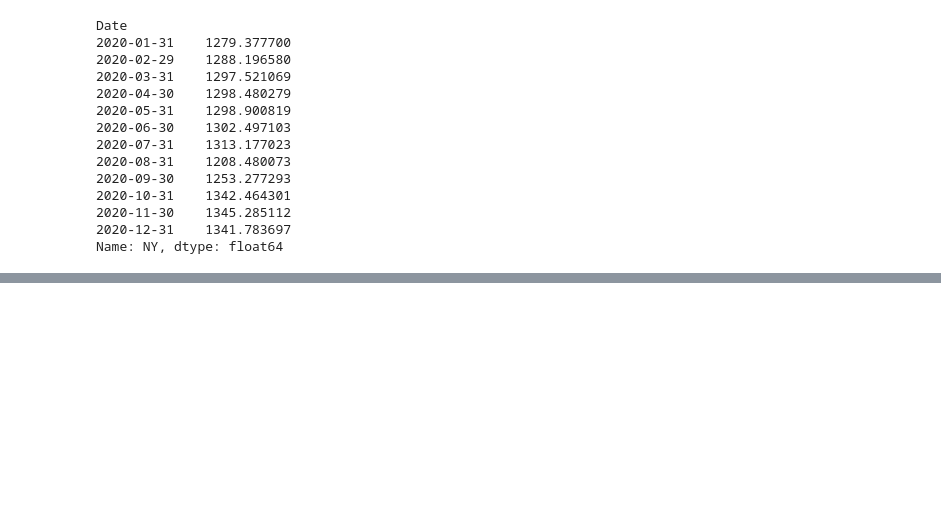
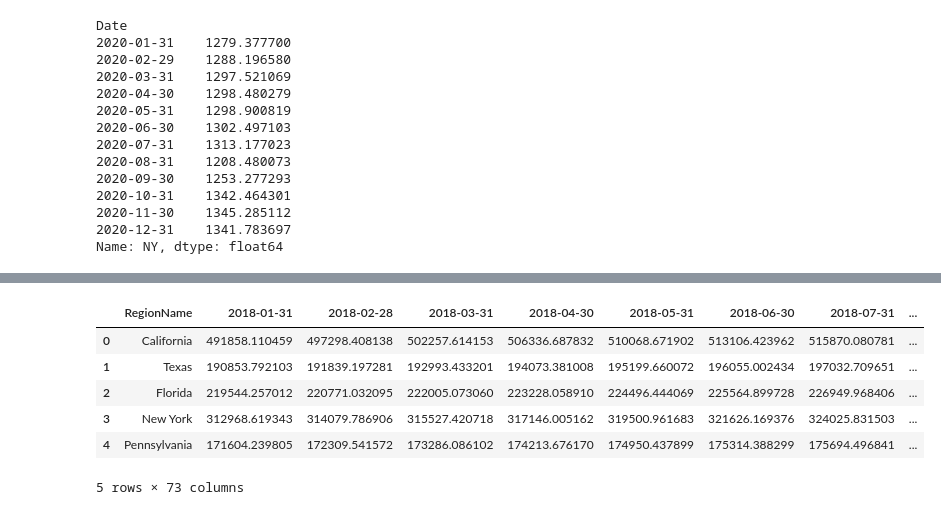
Before and after one commit to JAMayo13240/Data-Analysis-Project-3, a Jupyter notebook: Julius copy.ipynb, the cells around one changed output, grey strips where cells are left out. Drawn from its saved outputs; the diff is of its cells as text; code cells hidden in the pictures; blank space fills up the shorter version.

```diff
--- a/Julius copy.ipynb
+++ b/Julius copy.ipynb
@@ -375,0 +262,15 @@ ZORI_database.to_csv('ZORI_by_State')
+# %%
+conditions = ['2000-','2001-','2002-','2003-','2004-','2005-','2006-','2007-','2008-','2009-','2010-','2011-','2012-','2013-',
+              '2014-','2015-','2016-','2017-','RegionID','SizeRank','RegionType', 'StateName']
+to_drop = values_df.columns[values_df.columns.str.contains('|'.join(conditions))]
+ZHVI = values_df.loc[values_df["RegionName"].isin(["Texas", "California", "Florida", "Pennsylvania", "New York"])]
+ZHVI = ZHVI.drop(columns=to_drop)
+ZHVI
+# %% [output]
+|  | RegionName | 2018-01-31 | 2018-02-28 | 2018-03-31 | 2018-04-30 | 2018-05-31 | 2018-06-30 | 2018-07-31 | ... |
+| 0 | California | 491858.110459 | 497298.408138 | 502257.614153 | 506336.687832 | 510068.671902 | 513106.423962 | 515870.080781 | ... |
+| 1 | Texas | 190853.792103 | 191839.197281 | 192993.433201 | 194073.381008 | 195199.660072 | 196055.002434 | 197032.709651 | ... |
+| 2 | Florida | 219544.257012 | 220771.032095 | 222005.073060 | 223228.058910 | 224496.444069 | 225564.899728 | 226949.968406 | ... |
+| 3 | New York | 312968.619343 | 314079.786906 | 315527.420718 | 317146.005162 | 319500.961683 | 321626.169376 | 324025.831503 | ... |
+| 4 | Pennsylvania | 171604.239805 | 172309.541572 | 173286.086102 | 174213.676170 | 174950.437899 | 175314.388299 | 175694.496841 | ... |
+5 rows × 73 columns
```
Also changed, not shown: parts of 21 cells of this notebook, 13 other files.
